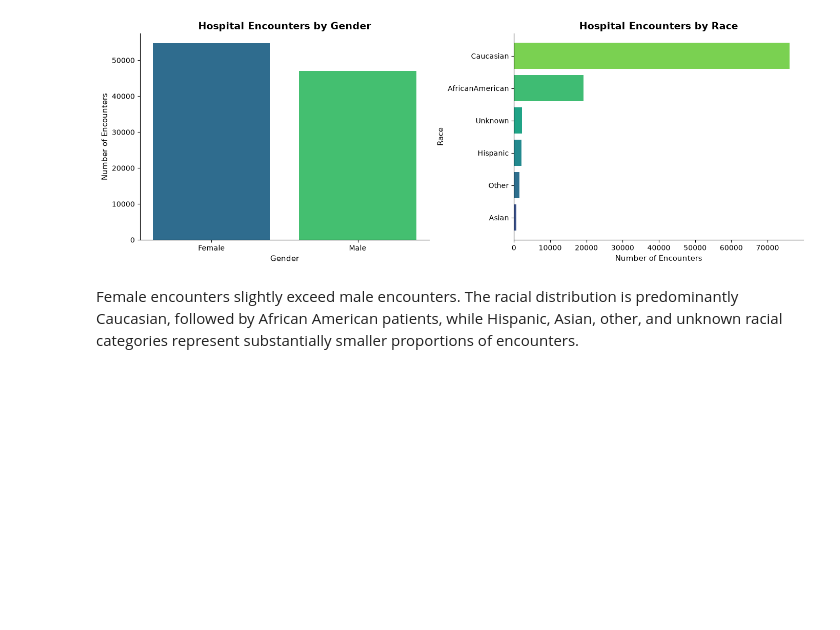
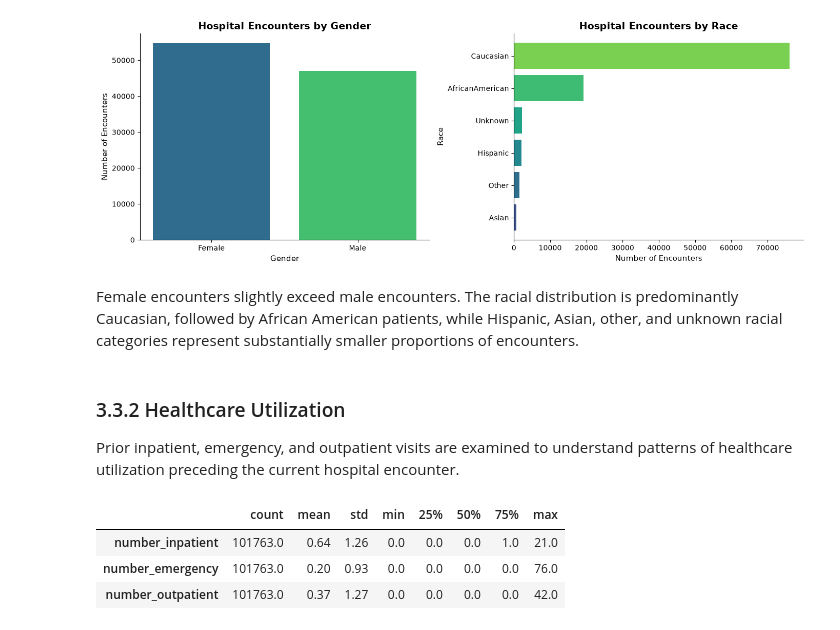
Before and after one commit to byegond-beep/hospital-readmission-resource-allocation-analytics, a Jupyter notebook: notebooks/03_exploratory_data_analysis.ipynb, the cells around one changed output. Drawn from its saved outputs; the diff is of its cells as text; code cells hidden in the pictures; blank space fills up the shorter version.

```diff
--- a/notebooks/03_exploratory_data_analysis.ipynb
+++ b/notebooks/03_exploratory_data_analysis.ipynb
@@ -204,3 +204,20 @@ plt.show()
 [figure]
 # %% [markdown]
 Female encounters slightly exceed male encounters. The racial distribution is predominantly Caucasian, followed by African American patients, while Hispanic, Asian, other, and unknown racial categories represent substantially smaller proportions of encounters.
+# %% [markdown]
+### 3.3.2 Healthcare Utilization
+
+Prior inpatient, emergency, and outpatient visits are examined to understand patterns of healthcare utilization preceding the current hospital encounter.
+# %%
+utilization_cols = [
+    "number_inpatient",
+    "number_emergency",
+    "number_outpatient"
+]
+
+df[utilization_cols].describe().T.round(2)
+# %% [output]
+|  | count | mean | std | min | 25% | 50% | 75% | max |
+| number_inpatient | 101763.0 | 0.64 | 1.26 | 0.0 | 0.0 | 0.0 | 1.0 | 21.0 |
+| number_emergency | 101763.0 | 0.20 | 0.93 | 0.0 | 0.0 | 0.0 | 0.0 | 76.0 |
+| number_outpatient | 101763.0 | 0.37 | 1.27 | 0.0 | 0.0 | 0.0 | 0.0 | 42.0 |
```
Also changed, not shown: parts of 11 cells of this notebook, 2 other files.
